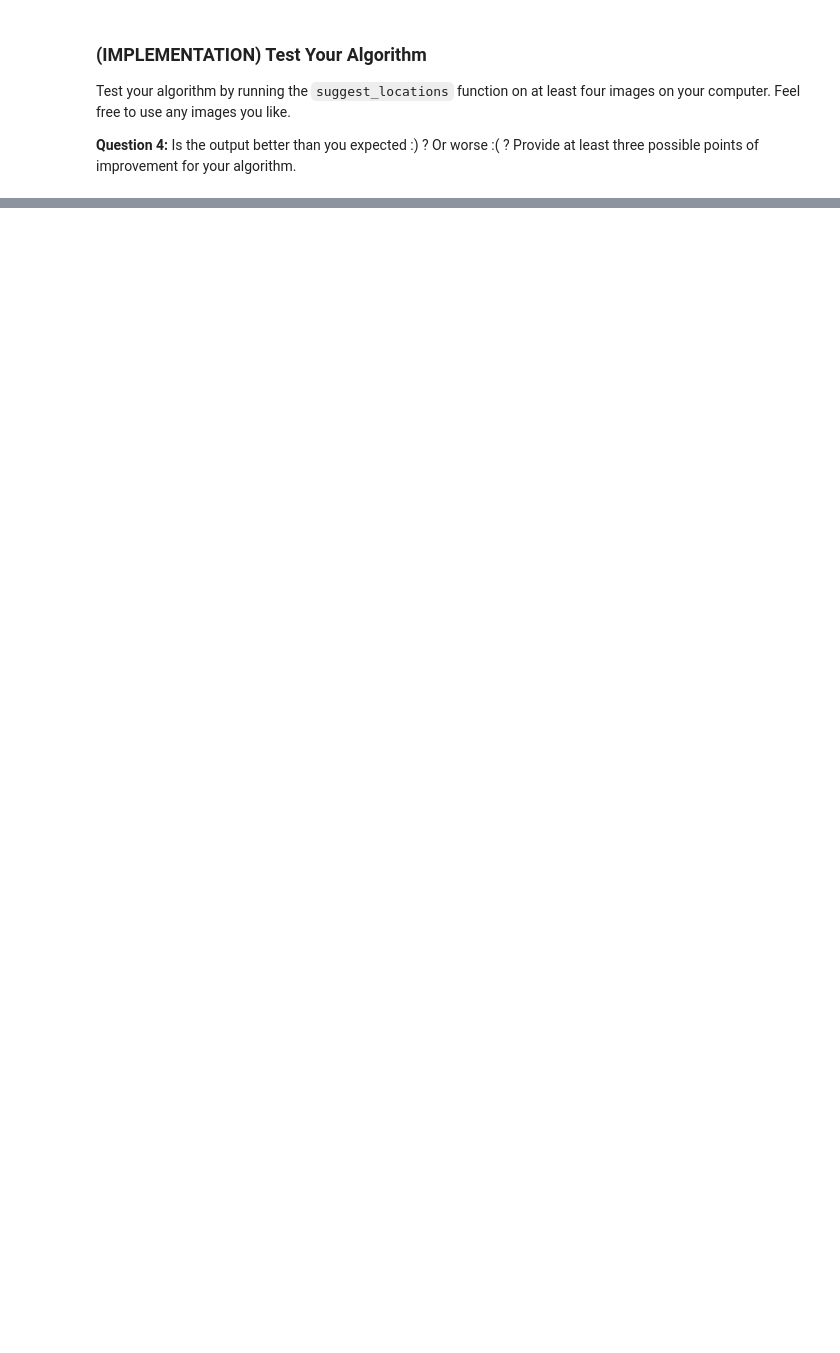
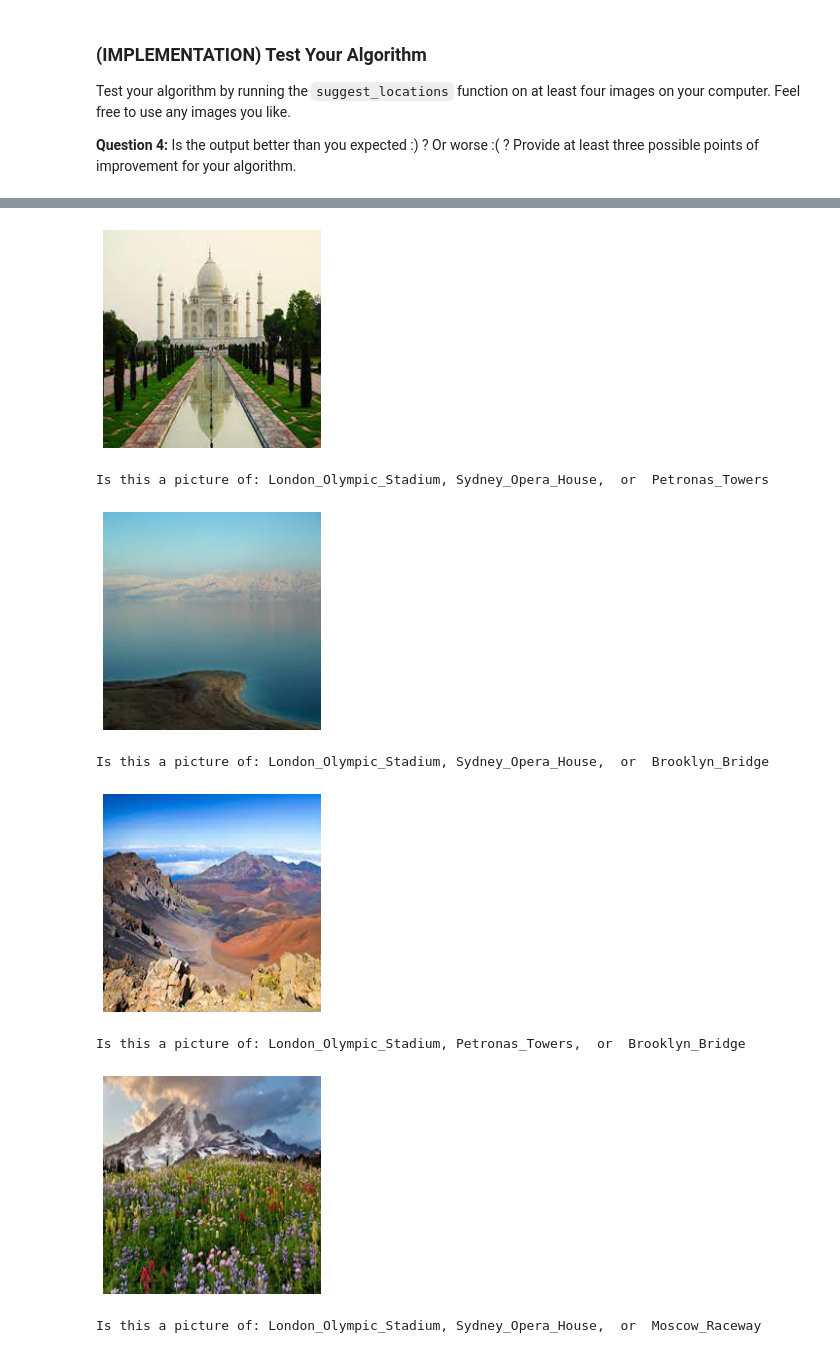
Before and after one commit to ahmedmbakr/nd101-c2-landmarks-starter, a Jupyter notebook: landmark_project/landmark.ipynb, the cells around one changed output, grey strips where cells are left out. Drawn from its saved outputs; the diff is of its cells as text; code cells hidden in the pictures; blank space fills up the shorter version.

```diff
--- a/landmark_project/landmark.ipynb
+++ b/landmark_project/landmark.ipynb
@@ -704,4 +801,17 @@ __Answer:__ (Three possible points for improvement)
 # %%
 ## TODO: Execute the `suggest_locations` function on
 ## at least 4 images on your computer.
 ## Feel free to use as many code cells as needed.
+import glob
+
+for image_path in glob.glob('./local_test_images/*.jpeg'):
+    suggest_locations(image_path)
+# %% [output]
+[figure, added]
+Is this a picture of: London_Olympic_Stadium, Sydney_Opera_House,  or  Petronas_Towers
+[figure, added]
+Is this a picture of: London_Olympic_Stadium, Sydney_Opera_House,  or  Brooklyn_Bridge
+[figure, added]
+Is this a picture of: London_Olympic_Stadium, Petronas_Towers,  or  Brooklyn_Bridge
+[figure, added]
+Is this a picture of: London_Olympic_Stadium, Sydney_Opera_House,  or  Moscow_Raceway
```
Also changed, not shown: parts of 19 cells of this notebook, 4 other files.
